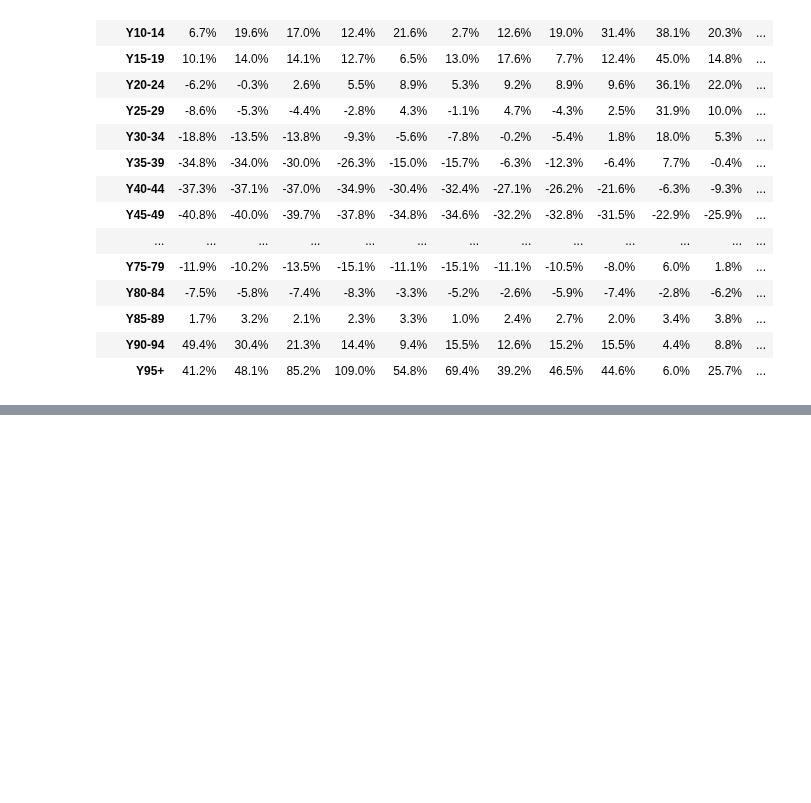
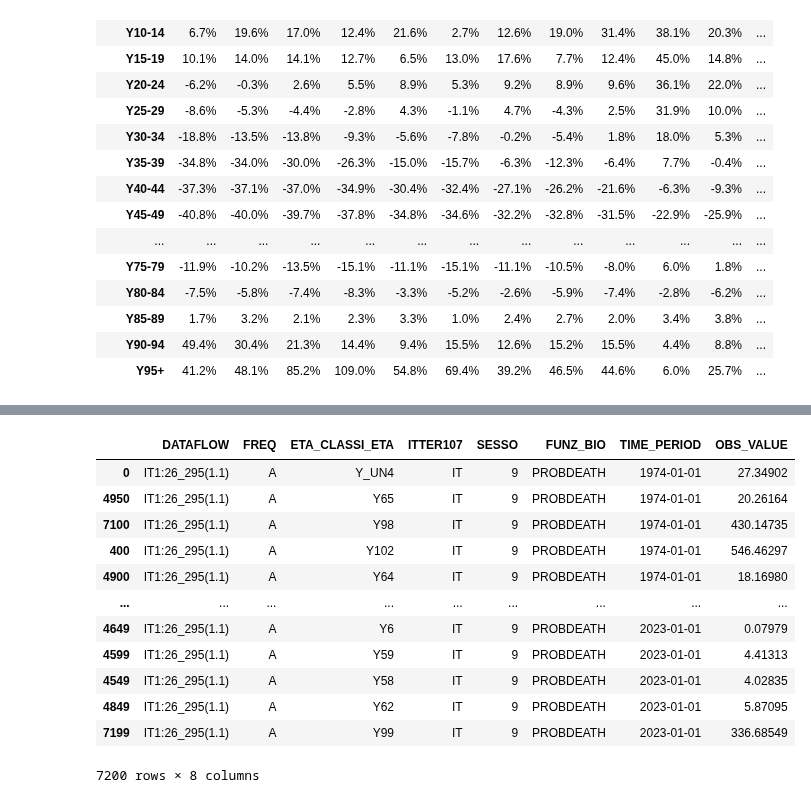
Before and after one commit to danieleongari/demographic_model_page, a Jupyter notebook: notebooks/1_xinvestigating_italian_deaths.ipynb, the cells around one changed output, grey strips where cells are left out. Cells and saved outputs as stored; diff of their text form; code cells hidden in the pictures; blank space fills up the shorter version.

```diff
--- a/notebooks/1_xinvestigating_italian_deaths.ipynb
+++ b/notebooks/1_xinvestigating_italian_deaths.ipynb
@@ -361,0 +362,23 @@ with pd.option_context('display.float_format', '{:.1f}%'.format):
+# %%
+ds = discovery.DataSet(dataflow_identifier="DCIS_MORTALITA1")
+ds.set_filters(
+    freq="A",
+    #eta="TOTAL",
+    itter107="IT", sesso="9", funz_bio="PROBDEATH"
+)
+df5 = retrieval.get_data(ds)
+df5.loc[:, lambda dfx: (~dfx.isna()).any(axis=0)]
+# %% [output]
+|  | DATAFLOW | FREQ | ETA_CLASSI_ETA | ITTER107 | SESSO | FUNZ_BIO | TIME_PERIOD | OBS_VALUE |
+| 0 | IT1:26_295(1.1) | A | Y_UN4 | IT | 9 | PROBDEATH | 1974-01-01 | 27.34902 |
+| 4950 | IT1:26_295(1.1) | A | Y65 | IT | 9 | PROBDEATH | 1974-01-01 | 20.26164 |
+| 7100 | IT1:26_295(1.1) | A | Y98 | IT | 9 | PROBDEATH | 1974-01-01 | 430.14735 |
+| 400 | IT1:26_295(1.1) | A | Y102 | IT | 9 | PROBDEATH | 1974-01-01 | 546.46297 |
+| 4900 | IT1:26_295(1.1) | A | Y64 | IT | 9 | PROBDEATH | 1974-01-01 | 18.16980 |
+| ... | ... | ... | ... | ... | ... | ... | ... | ... |
+| 4649 | IT1:26_295(1.1) | A | Y6 | IT | 9 | PROBDEATH | 2023-01-01 | 0.07979 |
+| 4599 | IT1:26_295(1.1) | A | Y59 | IT | 9 | PROBDEATH | 2023-01-01 | 4.41313 |
+| 4549 | IT1:26_295(1.1) | A | Y58 | IT | 9 | PROBDEATH | 2023-01-01 | 4.02835 |
+| 4849 | IT1:26_295(1.1) | A | Y62 | IT | 9 | PROBDEATH | 2023-01-01 | 5.87095 |
+| 7199 | IT1:26_295(1.1) | A | Y99 | IT | 9 | PROBDEATH | 2023-01-01 | 336.68549 |
+7200 rows × 8 columns
```
Also changed, not shown: parts of 10 cells of this notebook.
